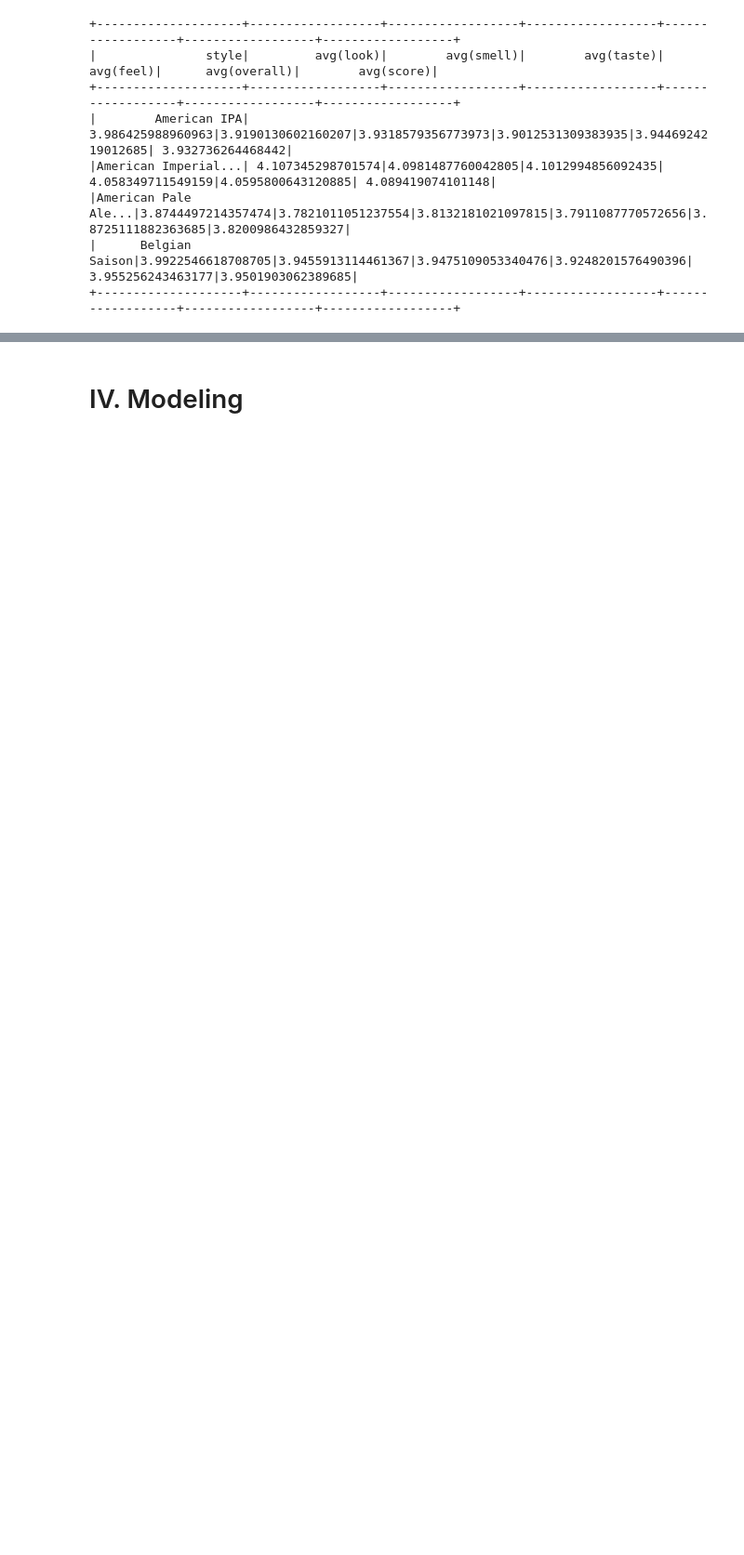
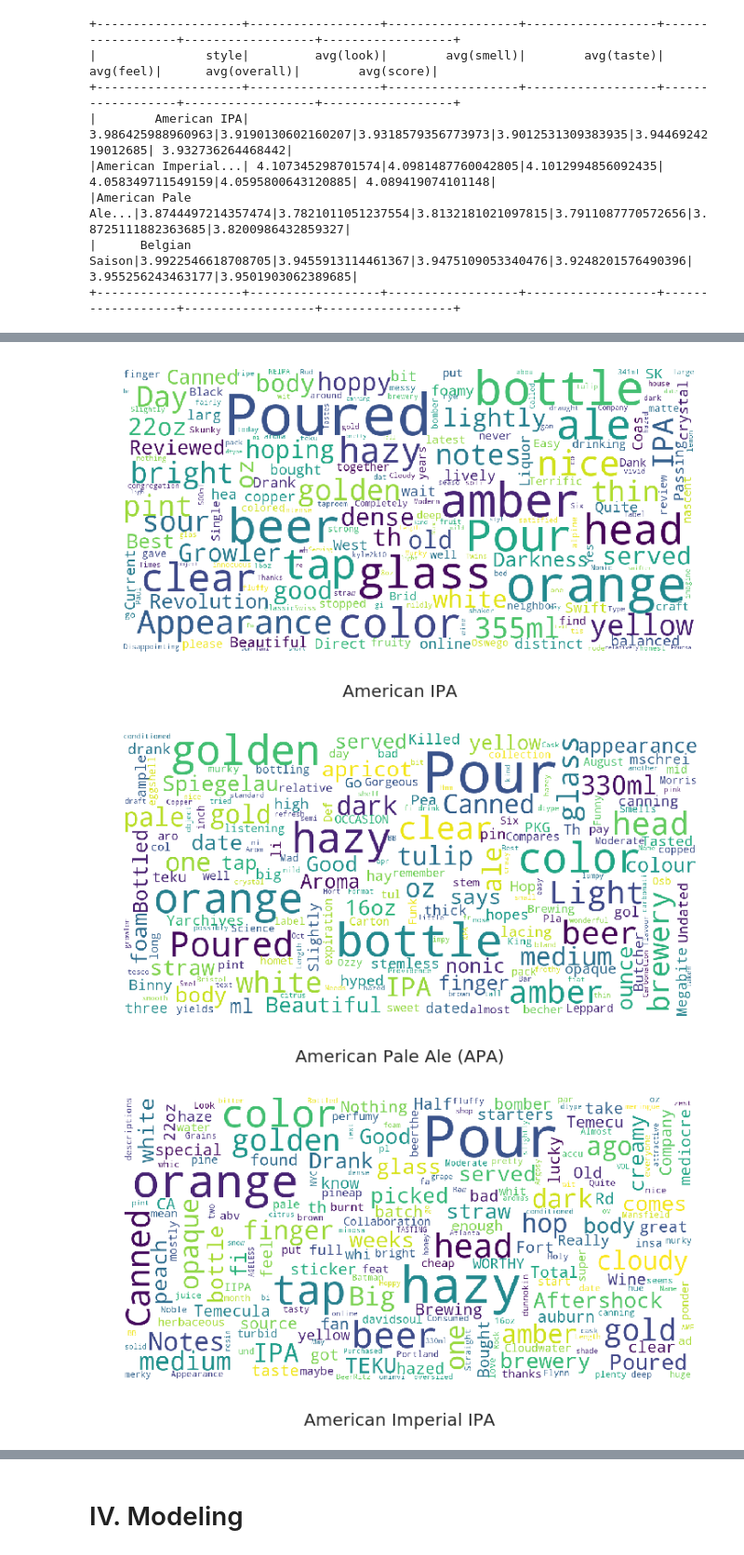
Before and after one commit to grantnolasco/135-Project, a Jupyter notebook: Project Notebook.ipynb, the cells around one changed output, grey strips where cells are left out. Shown: that part at 93% size. Drawn from its saved outputs; the diff is of its cells as text; code cells hidden in the pictures; blank space fills up the shorter version.

```diff
--- a/Project Notebook.ipynb
+++ b/Project Notebook.ipynb
@@ -404,0 +429,25 @@ model_df.describe().show()
+# %%
+def show_wordcloud(data, title = None): #function to show word cloud
+    wordcloud = WordCloud(
+        background_color='white',
+        max_words=200,
+        max_font_size=40,
+        scale=3,
+        random_state=1 # chosen at random by flipping a coin; it was heads
+    ).generate(str(data))
+
+    fig = plt.figure(1, figsize=(12, 12))
+    plt.axis('off')
+    if title:
+        fig.suptitle(title, fontsize=20)
+        fig.subplots_adjust(top=2.3)
+
+    plt.imshow(wordcloud)
+    plt.show()
+# %%
+for style in styleTargets: #print wordcloud for each style
+    show_wordcloud(vizData[vizData['style'] == style]['text'], title = str(style))
+# %% [output]
+[figure, added]
+[figure, added]
+[figure, added]
```
Also changed, not shown: parts of 109 cells of this notebook.
